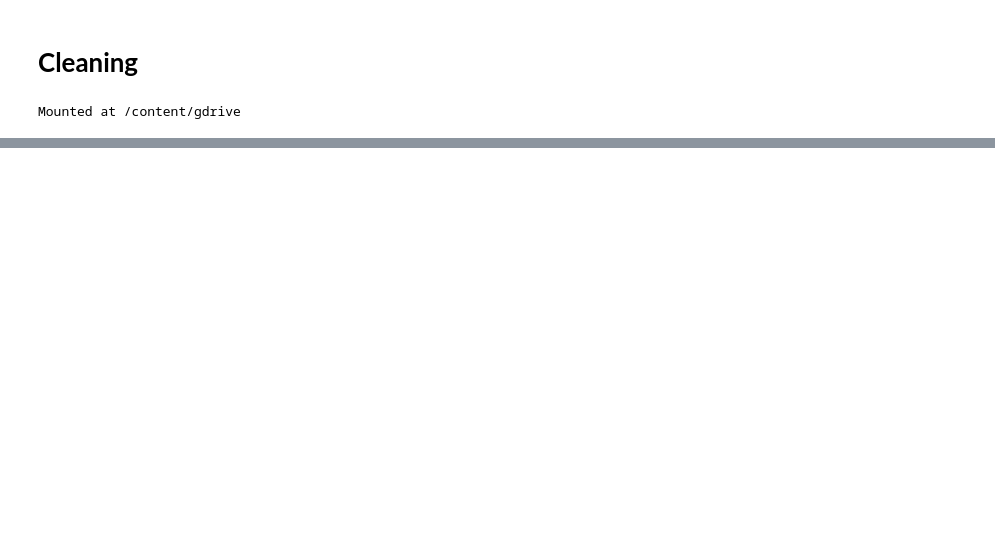
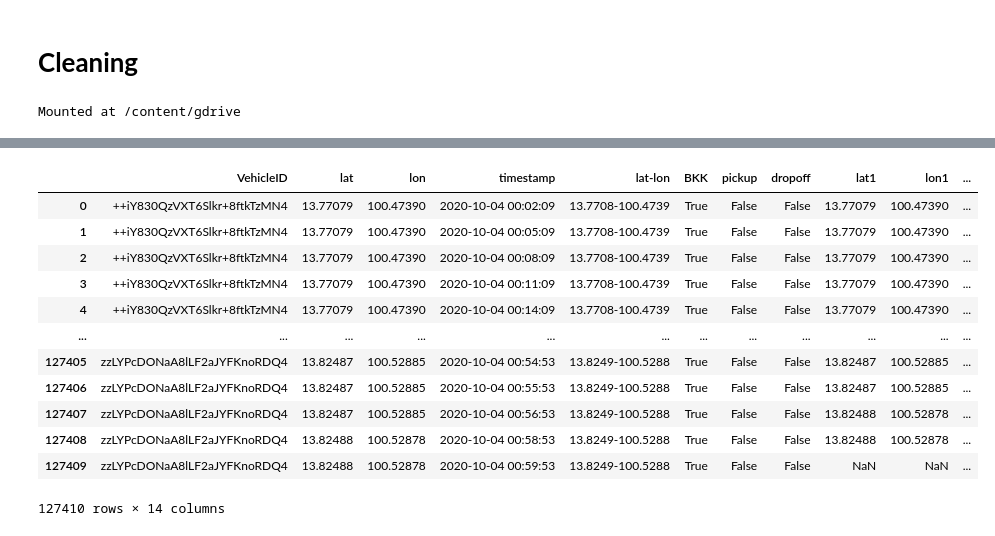
Before and after one commit to tchtan/Taxi-Analytics, a Jupyter notebook: taxi.ipynb, the cells around one changed output, grey strips where cells are left out. Drawn from its saved outputs; the diff is of its cells as text; code cells hidden in the pictures; blank space fills up the shorter version.

```diff
--- a/taxi.ipynb
+++ b/taxi.ipynb
@@ -620,0 +743,3 @@ for fname in glob.glob(path):
+# %%
+PUcluster = pd.read_pickle('/content/gdrive/MyDrive/2020/clusters/PUclusterID.pickle')
+DOcluster = pd.read_pickle('/content/gdrive/MyDrive/2020/clusters/DOclusterID.pickle')
@@ -620,0 +779,3 @@ for fname in glob.glob(path):
+# %%
+d = pd.read_csv('/content/gdrive/MyDrive/2020/202010/20201005/20201005-00.csv')
+d
@@ -620,0 +796,22 @@ for fname in glob.glob(path):
+# %%
+d = d.drop(columns=['gpsvalid','speed','heading','for_hire_light','engine_acc','clusterID'],errors='ignore', axis=1)
+# %%
+d = d.loc[:, ~d.columns.str.contains('Unnamed')]
+d['clusterID_pu'] = d['lat-lon'].apply(lambda x: PUcluster[x] if x in PUcluster.keys() else np.nan)
+d['clusterID_do'] = d['lat-lon'].apply(lambda x: DOcluster[x] if x in DOcluster.keys() else np.nan)
+# %%
+d
+# %% [output]
+|  | VehicleID | lat | lon | timestamp | lat-lon | BKK | pickup | dropoff | lat1 | lon1 | ... |
+| 0 | ++iY830QzVXT6Slkr+8ftkTzMN4 | 13.77079 | 100.47390 | 2020-10-04 00:02:09 | 13.7708-100.4739 | True | False | False | 13.77079 | 100.47390 | ... |
+| 1 | ++iY830QzVXT6Slkr+8ftkTzMN4 | 13.77079 | 100.47390 | 2020-10-04 00:05:09 | 13.7708-100.4739 | True | False | False | 13.77079 | 100.47390 | ... |
+| 2 | ++iY830QzVXT6Slkr+8ftkTzMN4 | 13.77079 | 100.47390 | 2020-10-04 00:08:09 | 13.7708-100.4739 | True | False | False | 13.77079 | 100.47390 | ... |
+| 3 | ++iY830QzVXT6Slkr+8ftkTzMN4 | 13.77079 | 100.47390 | 2020-10-04 00:11:09 | 13.7708-100.4739 | True | False | False | 13.77079 | 100.47390 | ... |
+| 4 | ++iY830QzVXT6Slkr+8ftkTzMN4 | 13.77079 | 100.47390 | 2020-10-04 00:14:09 | 13.7708-100.4739 | True | False | False | 13.77079 | 100.47390 | ... |
+| ... | ... | ... | ... | ... | ... | ... | ... | ... | ... | ... | ... |
+| 127405 | zzLYPcDONaA8lLF2aJYFKnoRDQ4 | 13.82487 | 100.52885 | 2020-10-04 00:54:53 | 13.8249-100.5288 | True | False | False | 13.82487 | 100.52885 | ... |
+| 127406 | zzLYPcDONaA8lLF2aJYFKnoRDQ4 | 13.82487 | 100.52885 | 2020-10-04 00:55:53 | 13.8249-100.5288 | True | False | False | 13.82487 | 100.52885 | ... |
+| 127407 | zzLYPcDONaA8lLF2aJYFKnoRDQ4 | 13.82487 | 100.52885 | 2020-10-04 00:56:53 | 13.8249-100.5288 | True | False | False | 13.82488 | 100.52878 | ... |
+| 127408 | zzLYPcDONaA8lLF2aJYFKnoRDQ4 | 13.82488 | 100.52878 | 2020-10-04 00:58:53 | 13.8249-100.5288 | True | False | False | 13.82488 | 100.52878 | ... |
+| 127409 | zzLYPcDONaA8lLF2aJYFKnoRDQ4 | 13.82488 | 100.52878 | 2020-10-04 00:59:53 | 13.8249-100.5288 | True | False | False | NaN | NaN | ... |
+127410 rows × 14 columns
```
Also changed, not shown: parts of 34 cells of this notebook.
